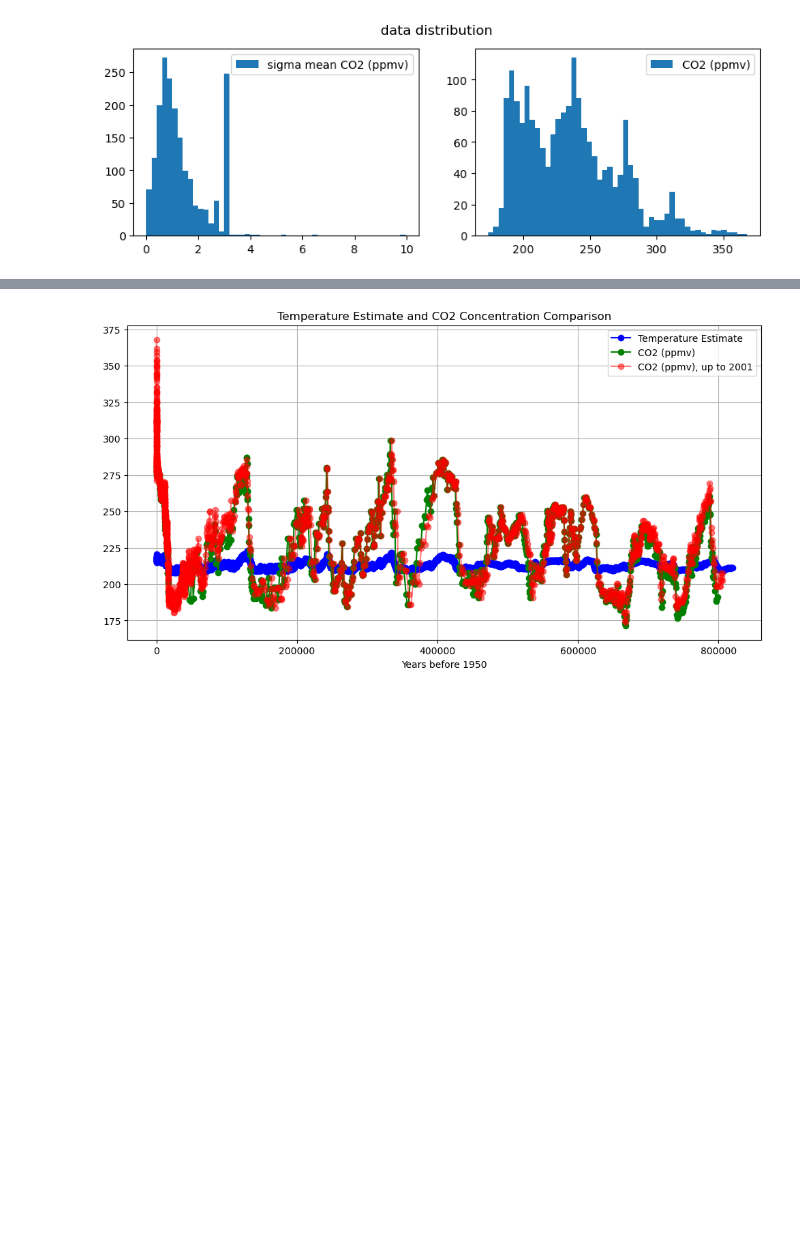
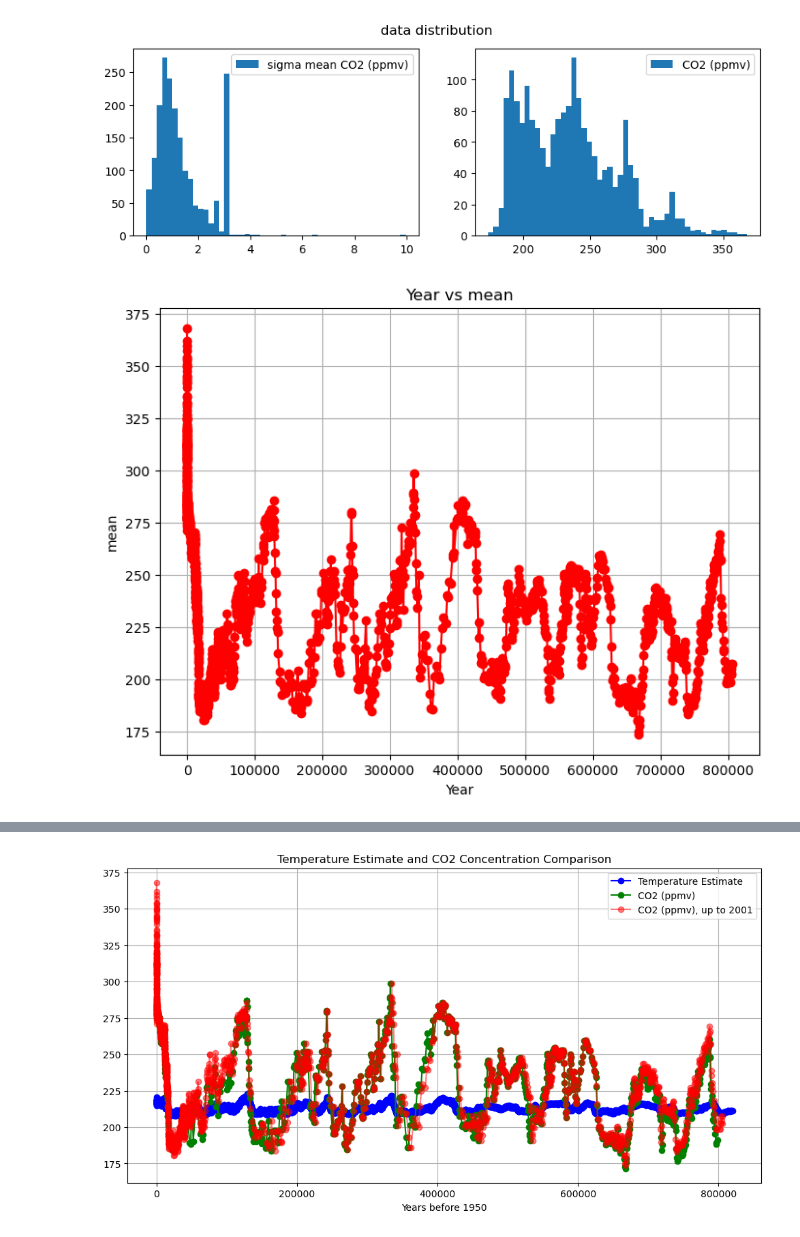
Before and after one commit to keithmmc/pda2, a Jupyter notebook: project2.ipynb, the cells around one changed output, grey strips where cells are left out. Drawn from its saved outputs; the diff is of its cells as text; code cells hidden in the pictures; blank space fills up the shorter version.

```diff
--- a/project2.ipynb
+++ b/project2.ipynb
@@ -121,14 +55,14 @@ plt.show()
 [figure]
 # %%
 
-grl = pd.read_excel('data/grl52461-sup-0003-supplementary.xlsx', skiprows=14, sheet_name='CO2 Composite')
+ipcc = pd.read_excel('data/C02 IPCC Report.xlsx',sheet_name= 'CO2 Composite',skiprows=range(14))
 
 # Handling NaN values (if any)
-grl.dropna(subset=['Gasage (yr BP) ', 'CO2 (ppmv)'], inplace=True)
+ipcc.dropna(subset=['Gasage (yr BP) ', 'CO2 (ppmv)'], inplace=True)
 
 # Extract data from the first two columns
-Gasage = grl['Gasage (yr BP) ']
-co22 = grl['CO2 (ppmv)']
+Gasage = ipcc['Gasage (yr BP) ']
+co22 = ipcc['CO2 (ppmv)']
 
 # Plotting the extracted data with the same formatting
 plt.figure(figsize=(8, 6))
@@ -150,3 +84,27 @@ plt.suptitle("data distribution")
 plt.show()
 # %% [output]
 [figure]
+# %%
+mlo = pd.read_csv('data/loa.csv',skiprows=range(43))
+# %%
+mlo.columns = mlo.columns.str.lstrip()
+mlo.columns = mlo.columns.str.rstrip()
+# %%
+base = 1950
+mlo['year'] = base - mlo['year']
+# %%
+
+# Extract data from the first two columns
+year = mlo['year']
+mean = mlo['mean']
+
+# Plotting the extracted data with the same formatting
+plt.figure(figsize=(8, 6))
+plt.plot(Gasage, co22, marker='o', linestyle='-', color='red')
+plt.xlabel('Year')
+plt.ylabel('mean')
+plt.title('Year vs mean')
+plt.grid(True)
+plt.show()
+# %% [output]
+[figure, added]
```
Also changed, not shown: parts of 39 cells of this notebook.
